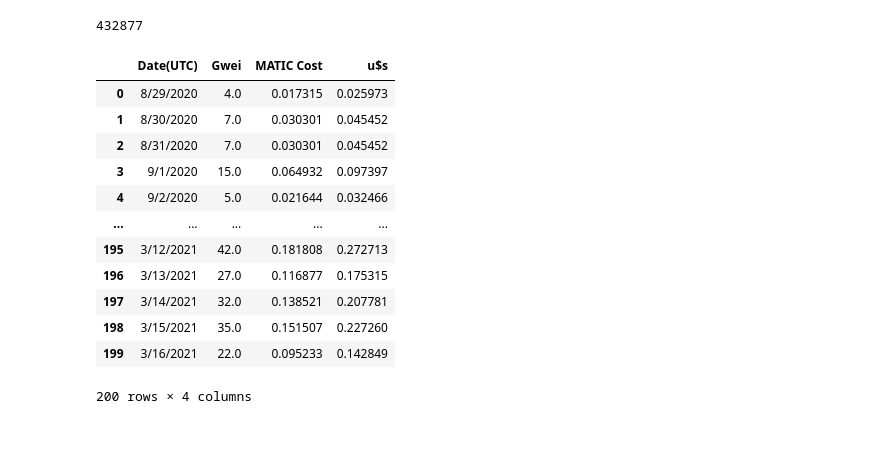
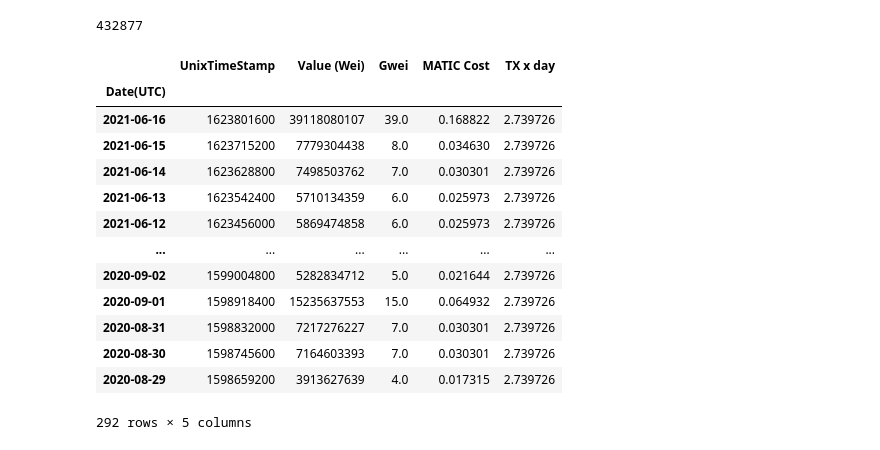
Before and after one commit to gonzalobellino/polygon_metrics, a Jupyter notebook: polygon_metrics.ipynb, the cells around one changed output. Saved outputs shown, nothing was run; the diff lists cells and outputs as text; code cells hidden in the pictures.

```diff
--- a/polygon_metrics.ipynb
+++ b/polygon_metrics.ipynb
@@ -1,16 +1,20 @@
 # %%
 import pandas as pan
 import numpy as num
+import requests
 import matplotlib.pyplot as plt
+from datetime import datetime
+pan.set_option('expand_frame_repr', False)
 
-gasavgprice=pan.read_csv("../export-AvgGasPrice.csv")
+gasavgprice=pan.read_csv("./export-AvgGasPrice.csv")
 df = pan.DataFrame(gasavgprice)
+df['Date(UTC)'] = pan.to_datetime(df['Date(UTC)'])
+df.set_index('Date(UTC)', inplace=True)
 # %%
 gaspertx=158000
 treesize=10000
 maxtxperyear=10000000
-maticPrice=1.5
-
+txxday=maxtxperyear/treesize/365
 gasxday=maxtxperyear/treesize/365*gaspertx
 gasxday=round(gasxday)
 print(gasxday)
@@ -19,22 +23,22 @@ print(gasxday)
 # %%
 df['Gwei'] = round(df['Value (Wei)'] / 1000000000)
 df['MATIC Cost'] = (df['Gwei'] / 100000000) * gasxday
-df['u$s'] = df['MATIC Cost'] *maticPrice
-df.pop('UnixTimeStamp')
-df.pop('Value (Wei)')
-df.sort_index(ascending=False)
-df.head(200)
+df['TX x day']=txxday
+
+df=df.sort_index(ascending=False)
+df
 # %% [output]
-|  | Date(UTC) | Gwei | MATIC Cost | u$s |
-| 0 | 8/29/2020 | 4.0 | 0.017315 | 0.025973 |
-| 1 | 8/30/2020 | 7.0 | 0.030301 | 0.045452 |
-| 2 | 8/31/2020 | 7.0 | 0.030301 | 0.045452 |
-| 3 | 9/1/2020 | 15.0 | 0.064932 | 0.097397 |
-| 4 | 9/2/2020 | 5.0 | 0.021644 | 0.032466 |
-| ... | ... | ... | ... | ... |
-| 195 | 3/12/2021 | 42.0 | 0.181808 | 0.272713 |
-| 196 | 3/13/2021 | 27.0 | 0.116877 | 0.175315 |
-| 197 | 3/14/2021 | 32.0 | 0.138521 | 0.207781 |
-| 198 | 3/15/2021 | 35.0 | 0.151507 | 0.227260 |
-| 199 | 3/16/2021 | 22.0 | 0.095233 | 0.142849 |
+|  | UnixTimeStamp | Value (Wei) | Gwei | MATIC Cost | TX x day |
+| Date(UTC) |  |  |  |  |  |
+| 2021-06-16 | 1623801600 | 39118080107 | 39.0 | 0.168822 | 2.739726 |
+| 2021-06-15 | 1623715200 | 7779304438 | 8.0 | 0.034630 | 2.739726 |
+| 2021-06-14 | 1623628800 | 7498503762 | 7.0 | 0.030301 | 2.739726 |
+| 2021-06-13 | 1623542400 | 5710134359 | 6.0 | 0.025973 | 2.739726 |
+| 2021-06-12 | 1623456000 | 5869474858 | 6.0 | 0.025973 | 2.739726 |
+| ... | ... | ... | ... | ... | ... |
+| 2020-09-02 | 1599004800 | 5282834712 | 5.0 | 0.021644 | 2.739726 |
+| 2020-09-01 | 1598918400 | 15235637553 | 15.0 | 0.064932 | 2.739726 |
+| 2020-08-31 | 1598832000 | 7217276227 | 7.0 | 0.030301 | 2.739726 |
+| 2020-08-30 | 1598745600 | 7164603393 | 7.0 | 0.030301 | 2.739726 |
+| 2020-08-29 | 1598659200 | 3913627639 | 4.0 | 0.017315 | 2.739726 |
-200 rows × 4 columns
+292 rows × 5 columns
```
Also changed, not shown: parts of 10 cells of this notebook.
